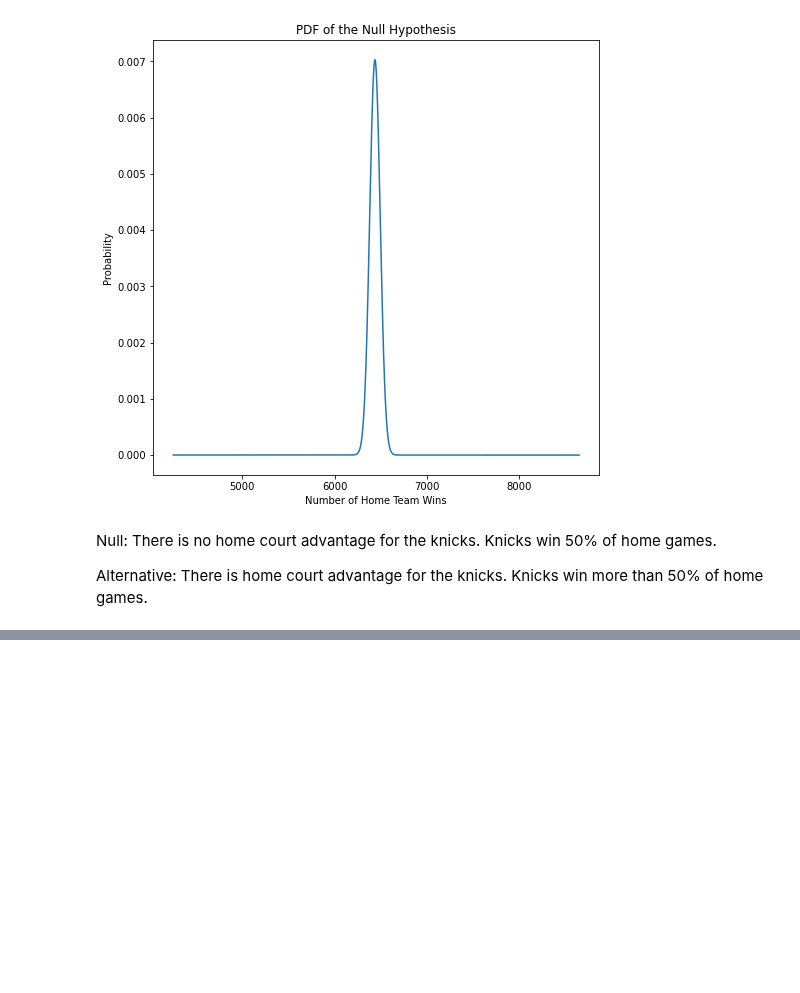
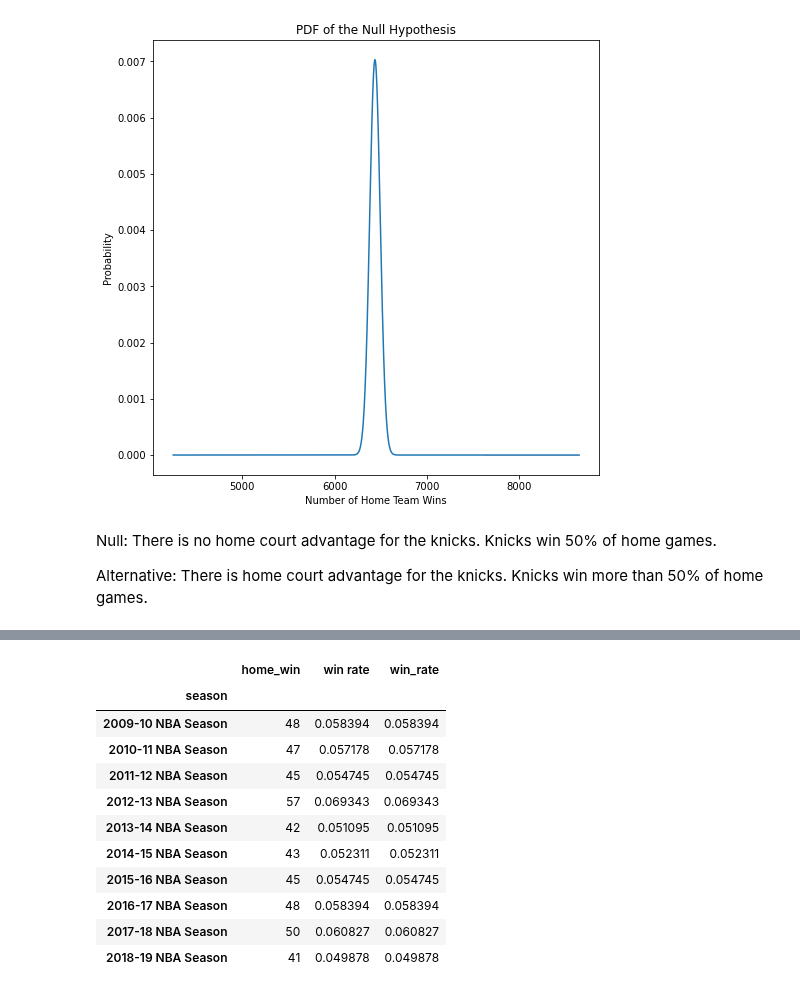
Before and after one commit to wjlau/Capstone1-Proposal, a Jupyter notebook: Basketball_Dataset.ipynb, the cells around one changed output, grey strips where cells are left out. Cells and saved outputs as stored; diff of their text form; code cells hidden in the pictures; blank space fills up the shorter version.

```diff
--- a/Basketball_Dataset.ipynb
+++ b/Basketball_Dataset.ipynb
@@ -366,0 +346,16 @@ Probability of Observing Data More Equal or More Extreme than Actual: 1.1e-16
+# %%
+knicks_home_wins['win_rate'] = knicks_home_wins.home_win / total_knicks_games
+knicks_home_wins
+# %% [output]
+|  | home_win | win rate | win_rate |
+| season |  |  |  |
+| 2009-10 NBA Season | 48 | 0.058394 | 0.058394 |
+| 2010-11 NBA Season | 47 | 0.057178 | 0.057178 |
+| 2011-12 NBA Season | 45 | 0.054745 | 0.054745 |
+| 2012-13 NBA Season | 57 | 0.069343 | 0.069343 |
+| 2013-14 NBA Season | 42 | 0.051095 | 0.051095 |
+| 2014-15 NBA Season | 43 | 0.052311 | 0.052311 |
+| 2015-16 NBA Season | 45 | 0.054745 | 0.054745 |
+| 2016-17 NBA Season | 48 | 0.058394 | 0.058394 |
+| 2017-18 NBA Season | 50 | 0.060827 | 0.060827 |
+| 2018-19 NBA Season | 41 | 0.049878 | 0.049878 |
```
Also changed, not shown: parts of 24 cells of this notebook.
